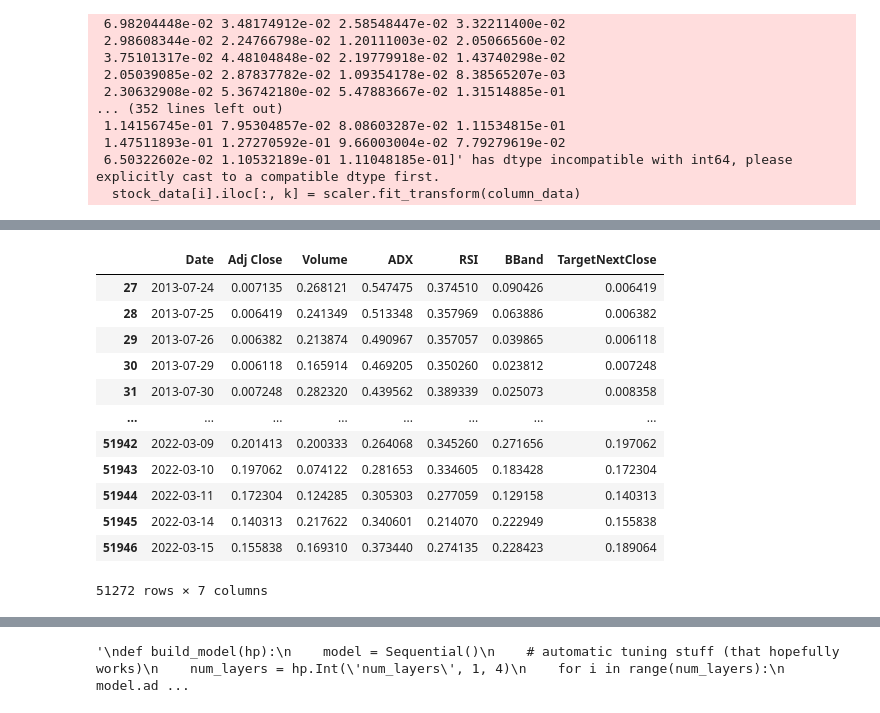
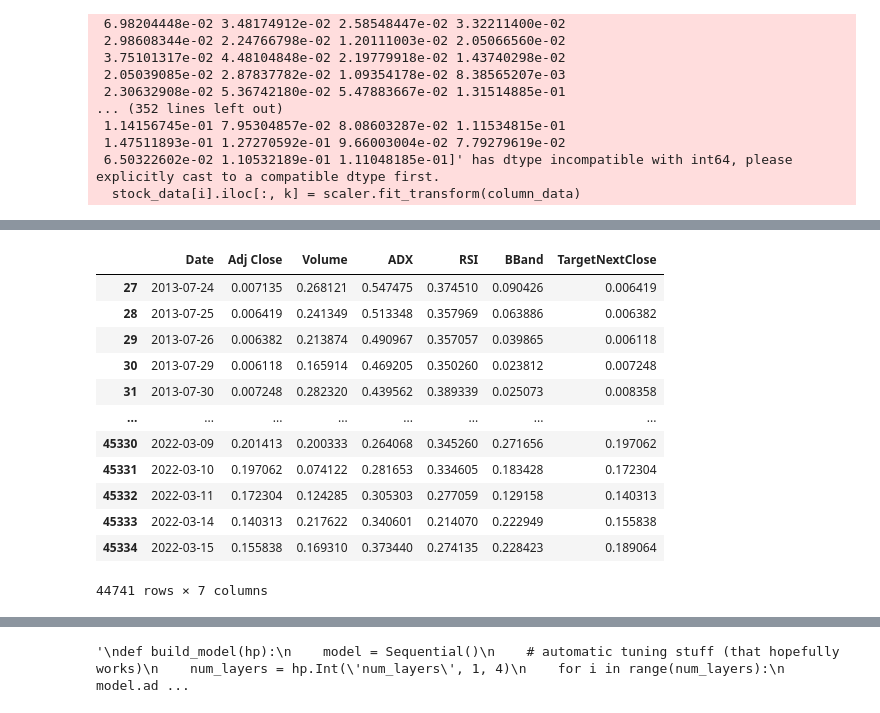
Before and after one commit to kwandji113/Algorithmic-Trading-Bot-, a Jupyter notebook: algorithmictrading (1).ipynb, the cells around one changed output, grey strips where cells are left out. Saved outputs shown, nothing was run; the diff lists cells and outputs as text; code cells hidden in the pictures.

```diff
--- a/algorithmictrading (1).ipynb
+++ b/algorithmictrading (1).ipynb
@@ -112,31 +133,31 @@ stock_data_correlation_test.corr()
 # %%
 #code that lets you select which stocks you want to train on, so you can use other stocks to train
 vals = list(stock_data_avg_price_dict.keys())
-training_vals = vals[200:225]
+training_vals = vals[200:222]
 training_df_list = []
 for key in stock_data_training.keys():
     for item in training_vals:
         if(key == item):
             training_df_list.append(stock_data_training[key])
 
 
 stacked_stock_data = pd.concat(training_df_list, ignore_index=True, axis=0)
 stacked_stock_data = stacked_stock_data.dropna()
 stacked_stock_data
 # %% [output]
 |  | Date | Adj Close | Volume | ADX | RSI | BBand | TargetNextClose |
 | 27 | 2013-07-24 | 0.007135 | 0.268121 | 0.547475 | 0.374510 | 0.090426 | 0.006419 |
 | 28 | 2013-07-25 | 0.006419 | 0.241349 | 0.513348 | 0.357969 | 0.063886 | 0.006382 |
 | 29 | 2013-07-26 | 0.006382 | 0.213874 | 0.490967 | 0.357057 | 0.039865 | 0.006118 |
 | 30 | 2013-07-29 | 0.006118 | 0.165914 | 0.469205 | 0.350260 | 0.023812 | 0.007248 |
 | 31 | 2013-07-30 | 0.007248 | 0.282320 | 0.439562 | 0.389339 | 0.025073 | 0.008358 |
 | ... | ... | ... | ... | ... | ... | ... | ... |
-| 51942 | 2022-03-09 | 0.201413 | 0.200333 | 0.264068 | 0.345260 | 0.271656 | 0.197062 |
-| 51943 | 2022-03-10 | 0.197062 | 0.074122 | 0.281653 | 0.334605 | 0.183428 | 0.172304 |
-| 51944 | 2022-03-11 | 0.172304 | 0.124285 | 0.305303 | 0.277059 | 0.129158 | 0.140313 |
-| 51945 | 2022-03-14 | 0.140313 | 0.217622 | 0.340601 | 0.214070 | 0.222949 | 0.155838 |
-| 51946 | 2022-03-15 | 0.155838 | 0.169310 | 0.373440 | 0.274135 | 0.228423 | 0.189064 |
+| 45330 | 2022-03-09 | 0.201413 | 0.200333 | 0.264068 | 0.345260 | 0.271656 | 0.197062 |
+| 45331 | 2022-03-10 | 0.197062 | 0.074122 | 0.281653 | 0.334605 | 0.183428 | 0.172304 |
+| 45332 | 2022-03-11 | 0.172304 | 0.124285 | 0.305303 | 0.277059 | 0.129158 | 0.140313 |
+| 45333 | 2022-03-14 | 0.140313 | 0.217622 | 0.340601 | 0.214070 | 0.222949 | 0.155838 |
+| 45334 | 2022-03-15 | 0.155838 | 0.169310 | 0.373440 | 0.274135 | 0.228423 | 0.189064 |
-51272 rows × 7 columns
+44741 rows × 7 columns
 # %%
 xs, ys = [], []
 #for actual training data
```
Also changed, not shown: parts of 14 cells of this notebook, 1 other file.
